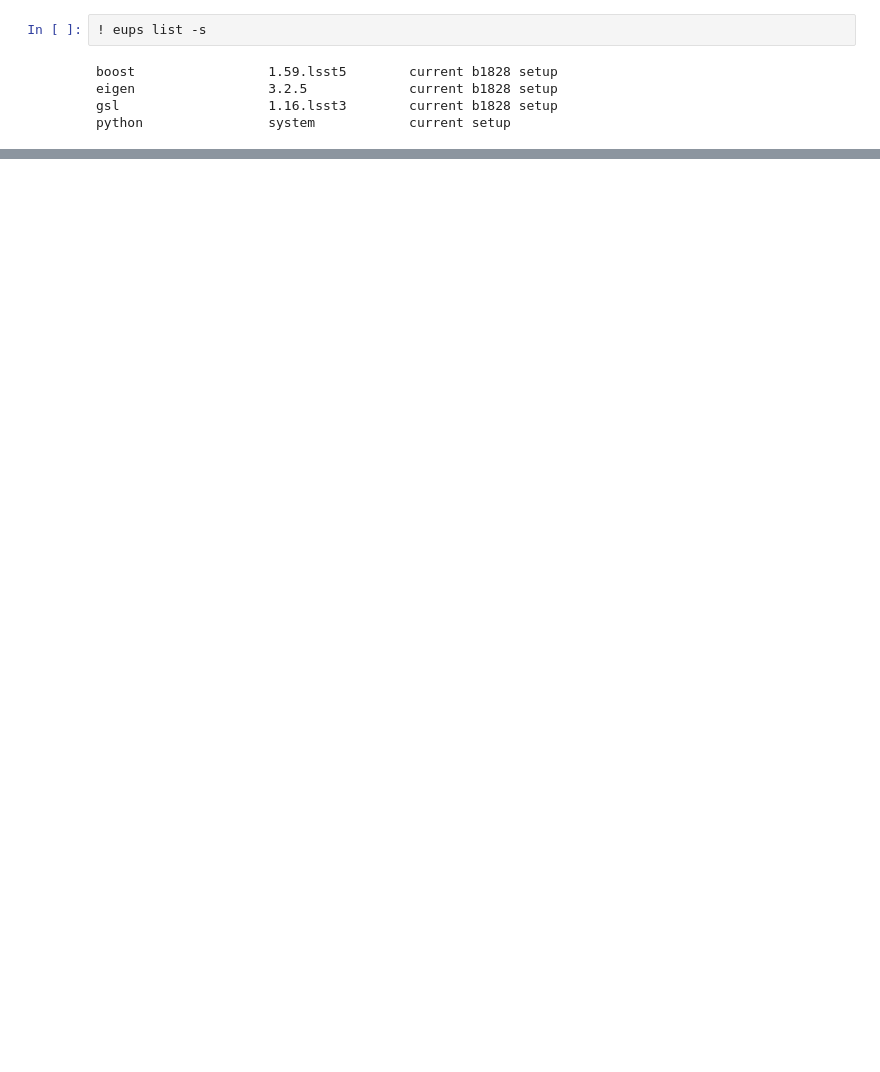
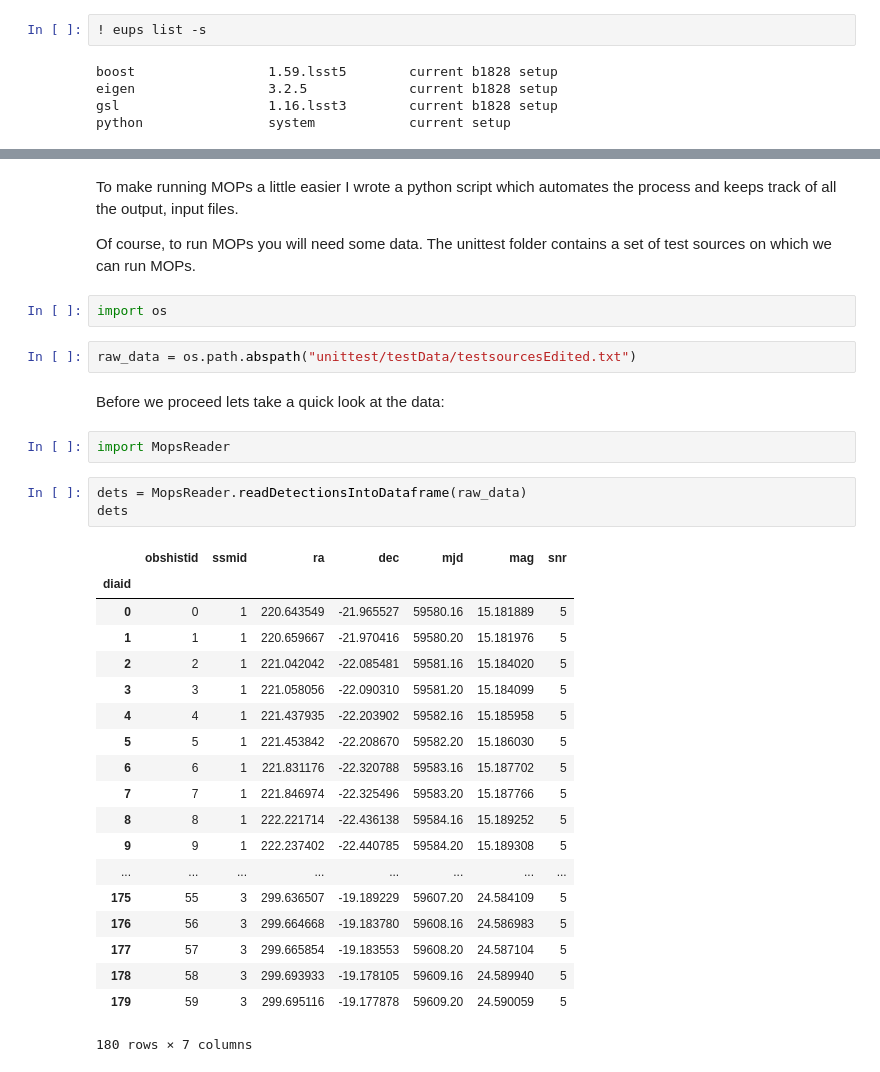
Before and after one commit to moeyensj/NEOsim, a Jupyter notebook: tutorial.ipynb, the cells around one changed output, grey strips where cells are left out. Saved outputs shown, nothing was run; the diff lists cells and outputs as text; blank space fills up the shorter version.

```diff
--- a/tutorial.ipynb
+++ b/tutorial.ipynb
@@ -76,0 +167,35 @@ output_dir =
+# %% [markdown]
+To make running MOPs a little easier I wrote a python script which automates the process and keeps track of all the output, input files.
+
+Of course, to run MOPs you will need some data. The unittest folder contains a set of test sources on which we can run MOPs.
+# %%
+import os
+# %%
+raw_data = os.path.abspath("unittest/testData/testsourcesEdited.txt")
+# %% [markdown]
+Before we proceed lets take a quick look at the data:
+# %%
+import MopsReader
+# %%
+dets = MopsReader.readDetectionsIntoDataframe(raw_data)
+dets
+# %% [output]
+|  | obshistid | ssmid | ra | dec | mjd | mag | snr |
+| diaid |  |  |  |  |  |  |  |
+| 0 | 0 | 1 | 220.643549 | -21.965527 | 59580.16 | 15.181889 | 5 |
+| 1 | 1 | 1 | 220.659667 | -21.970416 | 59580.20 | 15.181976 | 5 |
+| 2 | 2 | 1 | 221.042042 | -22.085481 | 59581.16 | 15.184020 | 5 |
+| 3 | 3 | 1 | 221.058056 | -22.090310 | 59581.20 | 15.184099 | 5 |
+| 4 | 4 | 1 | 221.437935 | -22.203902 | 59582.16 | 15.185958 | 5 |
+| 5 | 5 | 1 | 221.453842 | -22.208670 | 59582.20 | 15.186030 | 5 |
+| 6 | 6 | 1 | 221.831176 | -22.320788 | 59583.16 | 15.187702 | 5 |
+| 7 | 7 | 1 | 221.846974 | -22.325496 | 59583.20 | 15.187766 | 5 |
+| 8 | 8 | 1 | 222.221714 | -22.436138 | 59584.16 | 15.189252 | 5 |
+| 9 | 9 | 1 | 222.237402 | -22.440785 | 59584.20 | 15.189308 | 5 |
+| ... | ... | ... | ... | ... | ... | ... | ... |
+| 175 | 55 | 3 | 299.636507 | -19.189229 | 59607.20 | 24.584109 | 5 |
+| 176 | 56 | 3 | 299.664668 | -19.183780 | 59608.16 | 24.586983 | 5 |
+| 177 | 57 | 3 | 299.665854 | -19.183553 | 59608.20 | 24.587104 | 5 |
+| 178 | 58 | 3 | 299.693933 | -19.178105 | 59609.16 | 24.589940 | 5 |
+| 179 | 59 | 3 | 299.695116 | -19.177878 | 59609.20 | 24.590059 | 5 |
+180 rows × 7 columns
```
Also changed, not shown: parts of 37 cells of this notebook.
